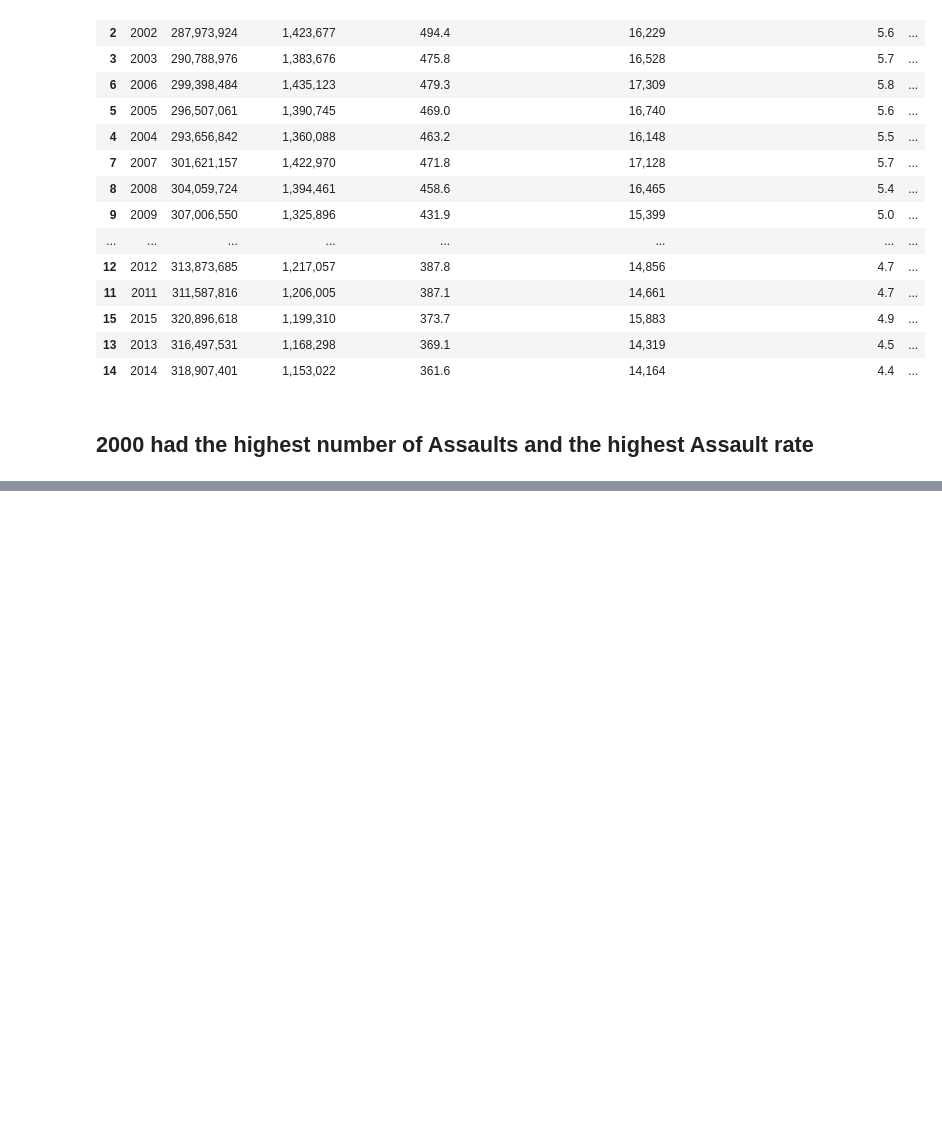
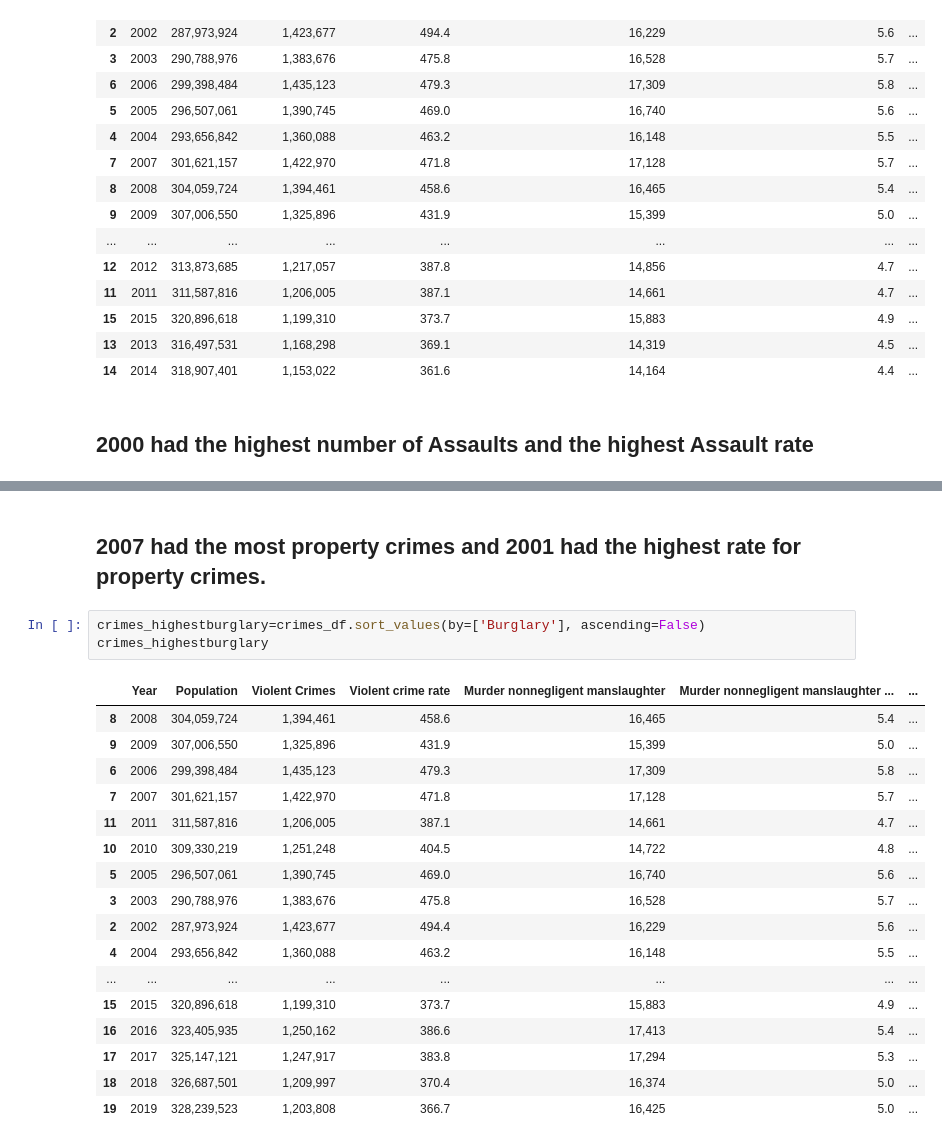
Before and after one commit to rentremont/crimes, a Jupyter notebook: crimes.ipynb, the cells around one changed output, grey strips where cells are left out. Drawn from its saved outputs; the diff is of its cells as text; blank space fills up the shorter version.

```diff
--- a/crimes.ipynb
+++ b/crimes.ipynb
@@ -248,0 +291,23 @@ crimes_highestassault_rate
+# %% [markdown]
+## 2007 had the most property crimes and 2001 had the highest rate for property crimes.
+# %%
+crimes_highestburglary=crimes_df.sort_values(by=['Burglary'], ascending=False)
+crimes_highestburglary
+# %% [output]
+|  | Year | Population | Violent Crimes | Violent crime rate | Murder nonnegligent manslaughter | Murder nonnegligent manslaughter ... | ... |
+| 8 | 2008 | 304,059,724 | 1,394,461 | 458.6 | 16,465 | 5.4 | ... |
+| 9 | 2009 | 307,006,550 | 1,325,896 | 431.9 | 15,399 | 5.0 | ... |
+| 6 | 2006 | 299,398,484 | 1,435,123 | 479.3 | 17,309 | 5.8 | ... |
+| 7 | 2007 | 301,621,157 | 1,422,970 | 471.8 | 17,128 | 5.7 | ... |
+| 11 | 2011 | 311,587,816 | 1,206,005 | 387.1 | 14,661 | 4.7 | ... |
+| 10 | 2010 | 309,330,219 | 1,251,248 | 404.5 | 14,722 | 4.8 | ... |
+| 5 | 2005 | 296,507,061 | 1,390,745 | 469.0 | 16,740 | 5.6 | ... |
+| 3 | 2003 | 290,788,976 | 1,383,676 | 475.8 | 16,528 | 5.7 | ... |
+| 2 | 2002 | 287,973,924 | 1,423,677 | 494.4 | 16,229 | 5.6 | ... |
+| 4 | 2004 | 293,656,842 | 1,360,088 | 463.2 | 16,148 | 5.5 | ... |
+| ... | ... | ... | ... | ... | ... | ... | ... |
+| 15 | 2015 | 320,896,618 | 1,199,310 | 373.7 | 15,883 | 4.9 | ... |
+| 16 | 2016 | 323,405,935 | 1,250,162 | 386.6 | 17,413 | 5.4 | ... |
+| 17 | 2017 | 325,147,121 | 1,247,917 | 383.8 | 17,294 | 5.3 | ... |
+| 18 | 2018 | 326,687,501 | 1,209,997 | 370.4 | 16,374 | 5.0 | ... |
+| 19 | 2019 | 328,239,523 | 1,203,808 | 366.7 | 16,425 | 5.0 | ... |
```
Also changed, not shown: parts of 14 cells of this notebook, 1 other file.
